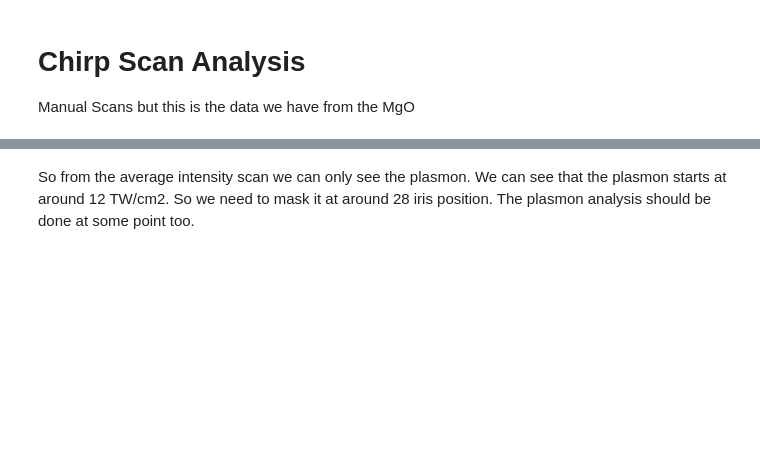
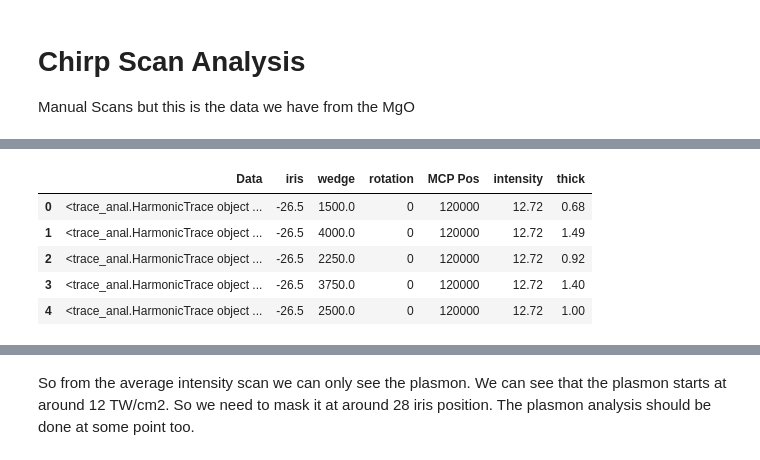
Before and after one commit to KasiaKoo/Artemis_Jan22, a Jupyter notebook: MgO_1800nm.ipynb, the cells around one changed output, grey strips where cells are left out. Saved outputs shown, nothing was run; the diff lists cells and outputs as text; code cells hidden in the pictures; blank space fills up the shorter version.

```diff
--- a/MgO_1800nm.ipynb
+++ b/MgO_1800nm.ipynb
@@ -55,9 +93,16 @@ variables
 # %%
 Chirp.populate_scan_manual(files, variables, stage=stage, function = Andor_calib)
 Chirp.add_calibration_stage('intensity', iris_3101.get_intensity_TWcm2, 'iris')
 Chirp.add_calibration_stage('thick', Adams_wedge_thickness, 'wedge')
 Chirp.scan_data.head()
-Chirp.substract_bg(byitself=True, bg_lim=[0,0,10,10])
+#Chirp.substract_bg(byitself=True, bg_lim=[0,0,10,10])
+# %% [output]
+|  | Data | iris | wedge | rotation | MCP Pos | intensity | thick |
+| 0 | <trace_anal.HarmonicTrace object ... | -26.5 | 1500.0 | 0 | 120000 | 12.72 | 0.68 |
+| 1 | <trace_anal.HarmonicTrace object ... | -26.5 | 4000.0 | 0 | 120000 | 12.72 | 1.49 |
+| 2 | <trace_anal.HarmonicTrace object ... | -26.5 | 2250.0 | 0 | 120000 | 12.72 | 0.92 |
+| 3 | <trace_anal.HarmonicTrace object ... | -26.5 | 3750.0 | 0 | 120000 | 12.72 | 1.40 |
+| 4 | <trace_anal.HarmonicTrace object ... | -26.5 | 2500.0 | 0 | 120000 | 12.72 | 1.00 |
 # %%
 fig, ax = plt.subplots(2)
 im, ax[0], ax2 = Chirp.plot_average(ax[0])
```
Also changed, not shown: parts of 10 cells of this notebook, 2 other files.
